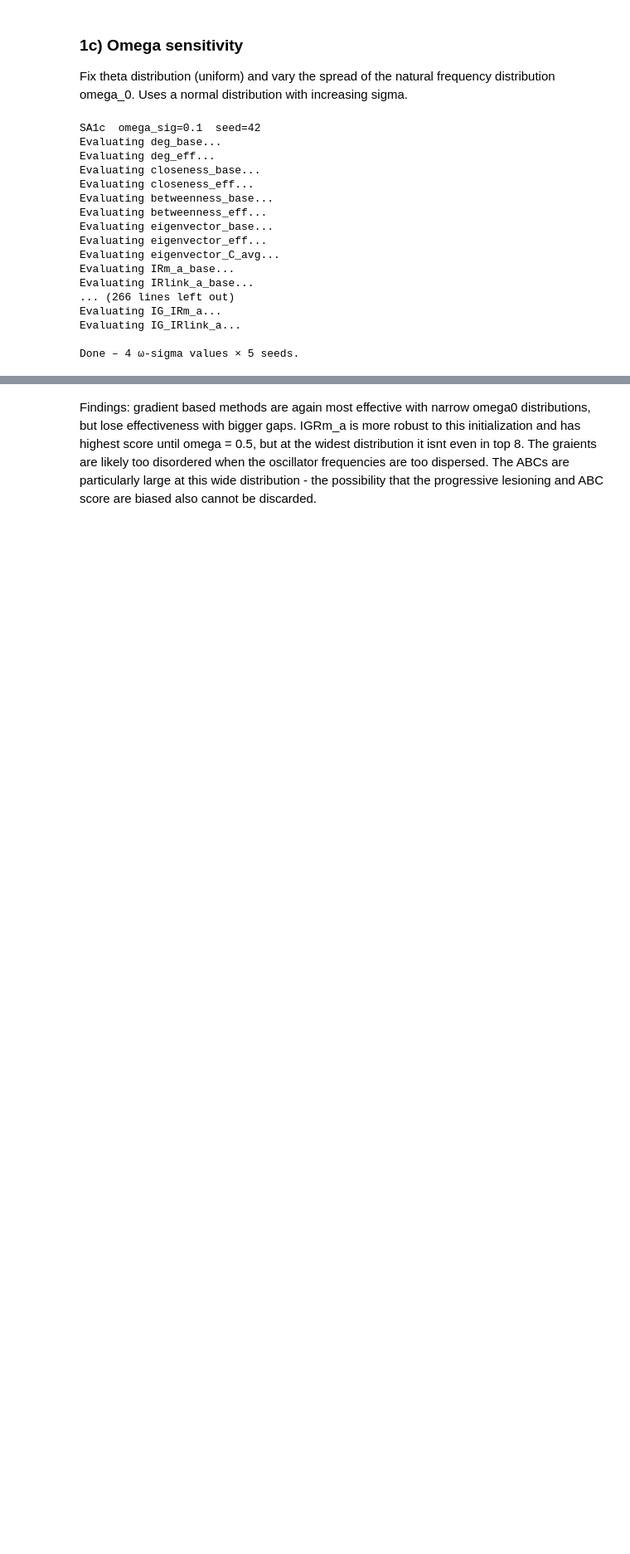
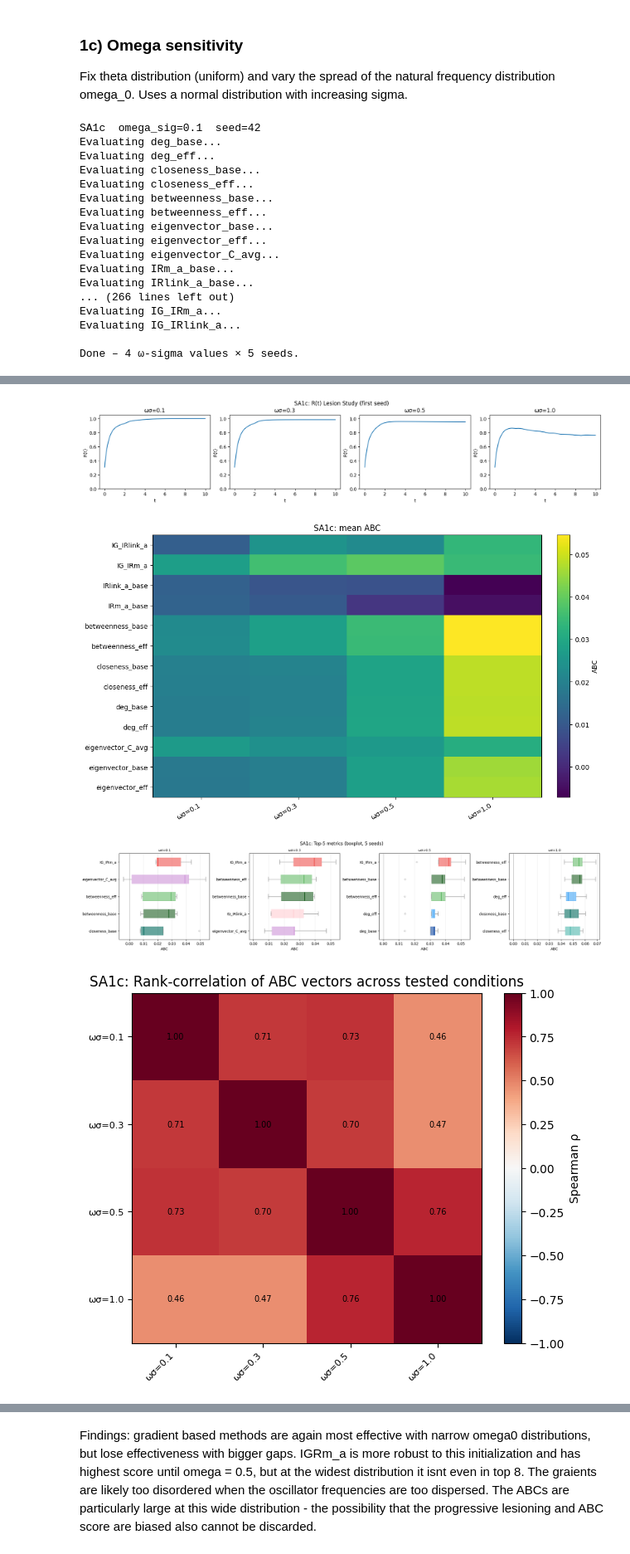
Before and after one commit to adamLastovka/KuramotoNeuralSimulations, a Jupyter notebook: Notebooks/07_lesion_studies.ipynb, the cells around one changed output, grey strips where cells are left out. Shown at 83% size. Saved outputs shown, nothing was run; the diff lists cells and outputs as text; code cells hidden in the pictures; blank space fills up the shorter version.

```diff
--- a/Notebooks/07_lesion_studies.ipynb
+++ b/Notebooks/07_lesion_studies.ipynb
@@ -790,6 +662,7 @@ Fix theta distribution (uniform) and vary the spread of the natural frequency di
 sa1c_omega_sigmas = [0.1, 0.3, 0.5, 1.0]
 
 FIXED_THETA_MODE = "vonmises"
+FIXED_THETA_GAMMA = 0.5
 
 sa1c_results: dict[str, dict[int, dict]] = {}
 sa1c_base_Rt: dict[str, dict[int, np.ndarray]] = {}
@@ -801,7 +674,7 @@ for omega_sig in sa1c_omega_sigmas:
     sa1c_results[case_key] = {}
     sa1c_base_Rt[case_key] = {}
 
-    theta_cfg = InitThetaConfig(mode=FIXED_THETA_MODE)
+    theta_cfg = InitThetaConfig(mode=FIXED_THETA_MODE, gamma=FIXED_THETA_GAMMA)
     omega_cfg = InitOmegaConfig(mode="normal", mu=0.0, sigma=omega_sig)
 
     for seed in seeds:
@@ -1027,0 +729,23 @@ plt.show()
+# %%
+metrics_sa1c = sa1c_agg[sa1c_case_names[0]]["metrics"]
+run_analysis_panel(
+    results=sa1c_results,
+    agg=sa1c_agg,
+    base_Rt=sa1c_base_Rt,
+    case_names=sa1c_case_names,
+    labels=sa1c_labels,
+    lesion_fracs=lesion_fracs,
+    seeds=seeds,
+    metrics=metrics_sa1c,
+    n_seeds=N_SEEDS,
+    abc_corr_agg=sa1c_agg,
+    abc_corr_case_names=sa1c_case_names,
+    plot_metrics=["betweenness_base", "eigenvector_base", "IRm_a_base", "IG_IRm_a"],
+    top_k=5,
+    panel_prefix="SA1c",
+)
+# %% [output]
+[figure, added]
+[figure, added]
+[figure, added]
+[figure, added]
```
Also changed, not shown: parts of 10 cells of this notebook, 1 other file.
